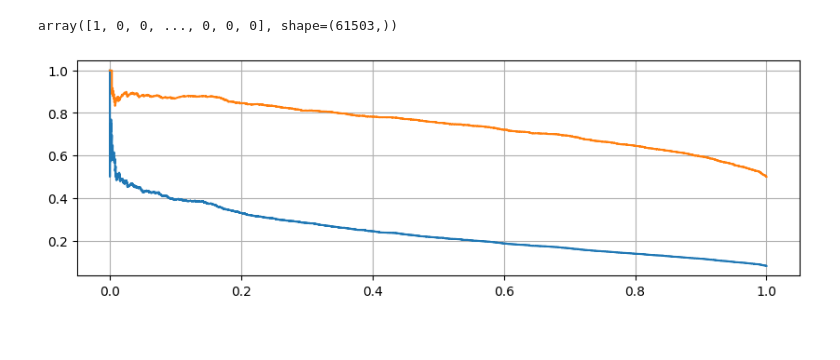
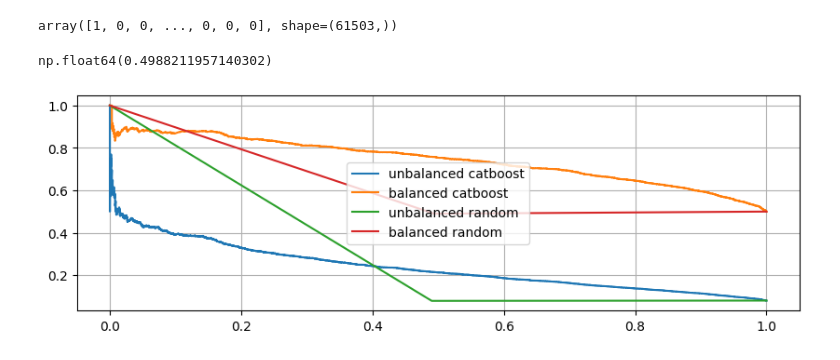
Before and after one commit to SemVan/BankingCourse, a Jupyter notebook: Seminar3.ipynb, the cells around one changed output. Cells and saved outputs as stored; diff of their text form; code cells hidden in the pictures.

```diff
--- a/Seminar3.ipynb
+++ b/Seminar3.ipynb
@@ -311,13 +311,23 @@ y_pred_business = np.where(y_pred_proba[:, 1] > threshold, 1, 0)
 y_pred_business
 # %% [output]
 array([1, 0, 0, ..., 0, 0, 0], shape=(61503,))
+# %%
+y_pred_proba_3 = np.random.randint(0, 2, len(y_pred_proba))
+y_pred_proba_4 = np.random.randint(0, 2, len(y_pred_proba_2))
+# %% [output]
+np.float64(0.4988211957140302)
 # %%
 from sklearn.metrics import precision_recall_curve
 precision, recall, thresholds = precision_recall_curve(y_test, y_pred_proba[:, 1])
 precision_2, recall_2, thresholds_2 = precision_recall_curve(y_test_2, y_pred_proba_2[:, 1])
+precision_3, recall_3, thresholds_3 = precision_recall_curve(y_test, y_pred_proba_3)
+precision_4, recall_4, thresholds_4 = precision_recall_curve(y_test_2, y_pred_proba_4)
 plt.figure(figsize=(10, 3))
-plt.plot(recall, precision)
-plt.plot(recall_2, precision_2)
+plt.plot(recall, precision, label='unbalanced catboost')
+plt.plot(recall_2, precision_2,  label='balanced catboost')
+plt.plot(recall_3, precision_3, label='unbalanced random')
+plt.plot(recall_4, precision_4,  label='balanced random')
+plt.legend()
 plt.grid()
 # %% [output]
-[figure, old version]
+[figure, new version]
```
Also changed, not shown: parts of 4 cells of this notebook, 2 other files.
